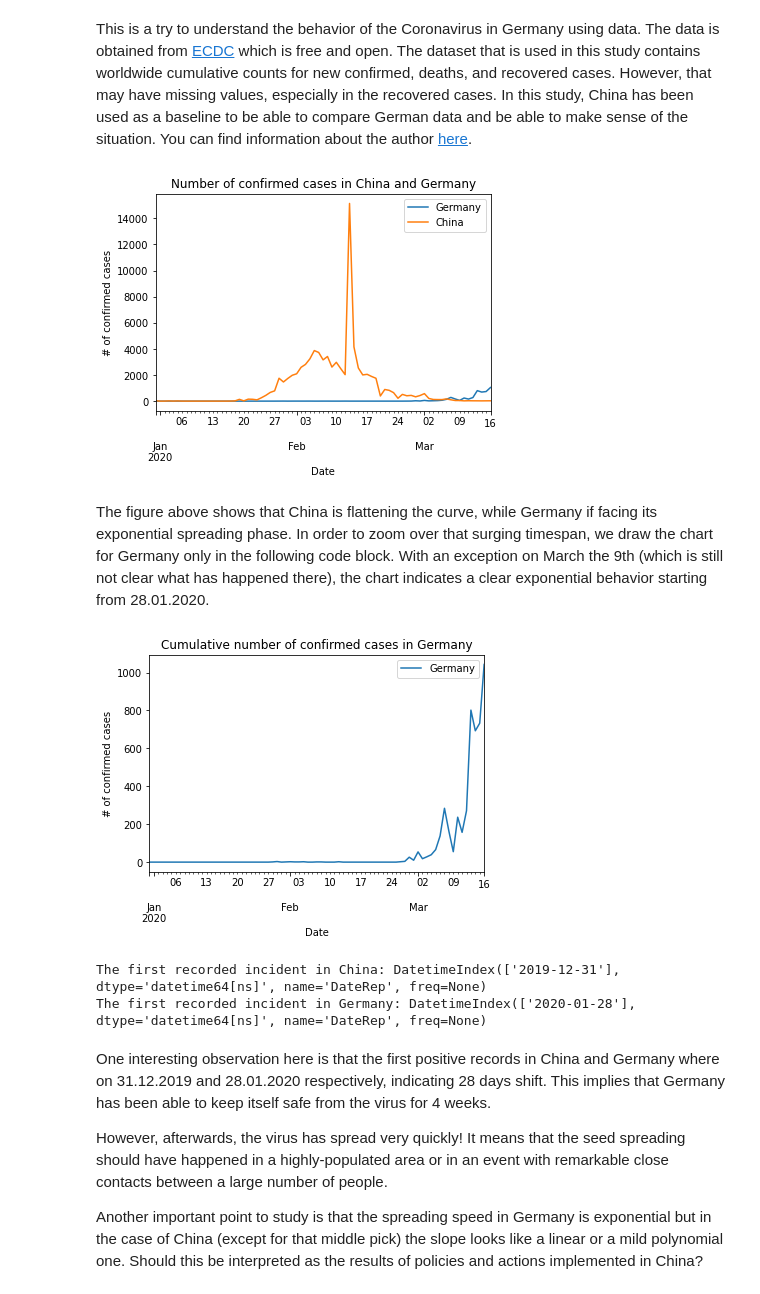
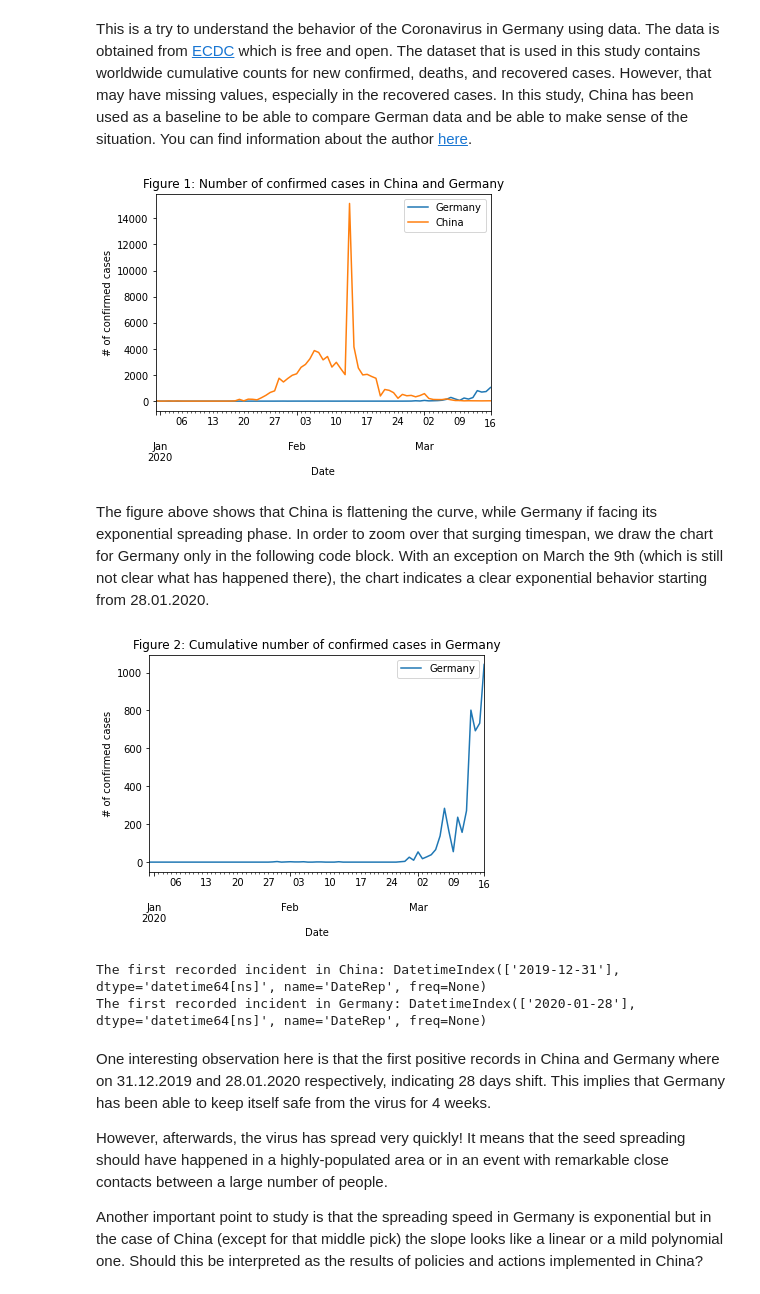
Before and after one commit to javadch/covid19, a Jupyter notebook: Covid19_Cases_Germany.ipynb, the cells around one changed output. Saved outputs shown, nothing was run; the diff lists cells and outputs as text; code cells hidden in the pictures.

```diff
--- a/Covid19_Cases_Germany.ipynb
+++ b/Covid19_Cases_Germany.ipynb
@@ -7,46 +7,45 @@ In this study, China has been used as a baseline to be able to compare German da
 You can find information about the author [here](https://www.tib.eu/en/research-development/data-science-digital-libraries/staff/javad-chamanara/).
 # %%
 # Use of the EUDAT data
-from datetime import datetime
-from datetime import timedelta
+import datetime as dt
 import pandas as pd
 import requests
 import io
+import math
 import matplotlib.pyplot as plt
 
-nowUtc = datetime.utcnow()
+nowUtc = dt.datetime.utcnow()
 url_pattern = 'https://www.ecdc.europa.eu/sites/default/files/documents/COVID-19-geographic-disbtribution-worldwide-YYYY-MM-DD.xls'
 # It is possible that ECDC has not yet uploaded the today's data.
 # In this case, I fallback to yesterday's dataset
 try:
   url = url_pattern.replace('YYYY', '{:04d}'.format(nowUtc.year)).replace('MM', '{:02d}'.format(nowUtc.month)).replace('DD', '{:02d}'.format(nowUtc.day))
   #print(url)
   data = pd.read_excel(url, index_col=0)
 except: # fallback to yesterday
-  nowUtc = nowUtc- timedelta(days=1)
+  nowUtc = nowUtc- dt.timedelta(days=1)
   url = url_pattern.replace('YYYY', '{:04d}'.format(nowUtc.year)).replace('MM', '{:02d}'.format(nowUtc.month)).replace('DD', '{:02d}'.format(nowUtc.day))
   #print(url)
   data = pd.read_excel(url, index_col=0)
 germany = data[(data['GeoId'] == "DE")].sort_values(by=['DateRep'], ascending=True)
 china   = data[(data['GeoId'] == "CN")].sort_values(by=['DateRep'], ascending=True)
 #print(germany.head(10))
 germany['NewConfCases'].plot(legend = True, label = 'Germany')
 china['NewConfCases'].plot(legend = True, label = 'China')
 plt.xlabel('Date')
 plt.ylabel('# of confirmed cases')
-plt.title("Number of confirmed cases in China and Germany")
+plt.title("Figure 1: Number of confirmed cases in China and Germany")
 plt.legend()
 plt.show()
 # %% [output]
-[figure, old version]
+[figure, new version]
 # %% [markdown]
 The figure above shows that China is flattening the curve, while Germany if facing its exponential spreading phase. In order to zoom over that surging timespan, we draw the chart for Germany only in the following code block. With an exception on March the 9th (which is still not clear what has happened there), the chart indicates a clear exponential behavior starting from 28.01.2020.
 # %%
-from datetime import datetime
 germany['NewConfCases'].plot(label = 'Germany')
 plt.xlabel('Date')
 plt.ylabel('# of confirmed cases')
-plt.title("Cumulative number of confirmed cases in Germany")
+plt.title("Figure 2: Cumulative number of confirmed cases in Germany")
 plt.legend()
 plt.show()
 # The date of the first recorded incident in China
@@ -54,7 +53,7 @@ print('The first recorded incident in China:', china[(china['NewConfCases']>0)].
 # The date of the first recorded incident in Germany
 print('The first recorded incident in Germany:', germany[(germany['NewConfCases']>0)].head(1).index)
 # %% [output]
-[figure, old version]
+[figure, new version]
 The first recorded incident in China: DatetimeIndex(['2019-12-31'], dtype='datetime64[ns]', name='DateRep', freq=None)
 The first recorded incident in Germany: DatetimeIndex(['2020-01-28'], dtype='datetime64[ns]', name='DateRep', freq=None)
 # %% [markdown]
```
Also changed, not shown: parts of 14 cells of this notebook.
